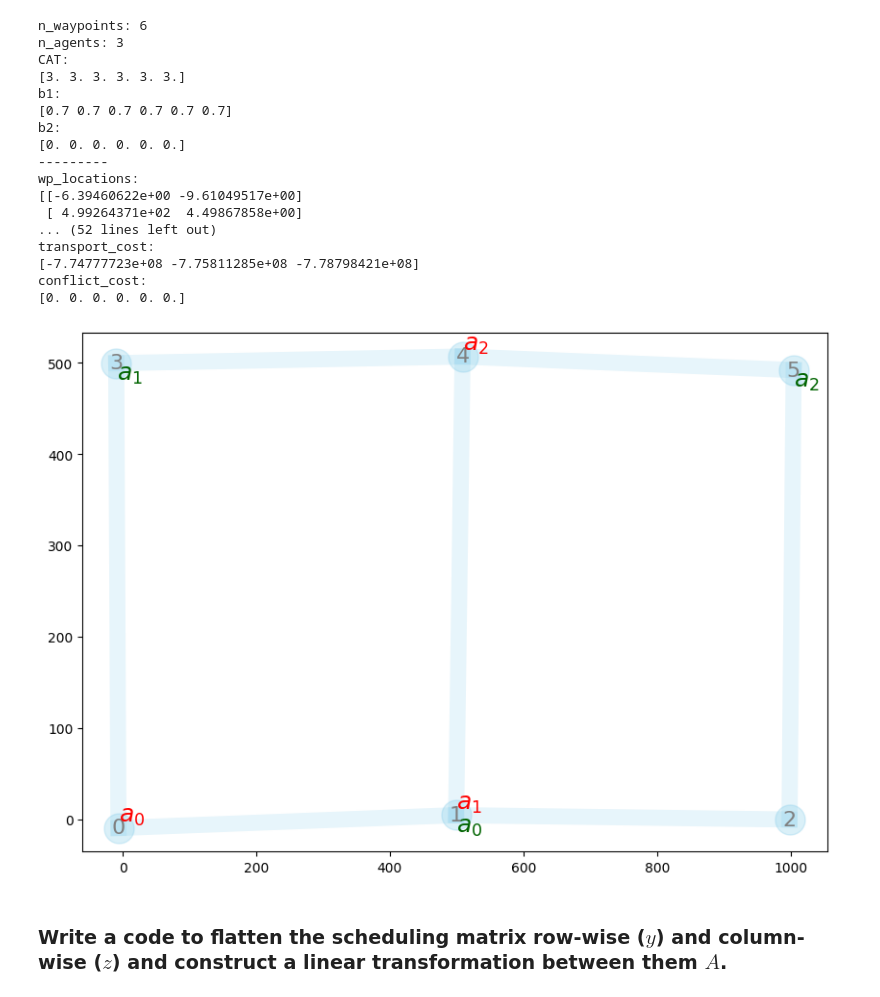
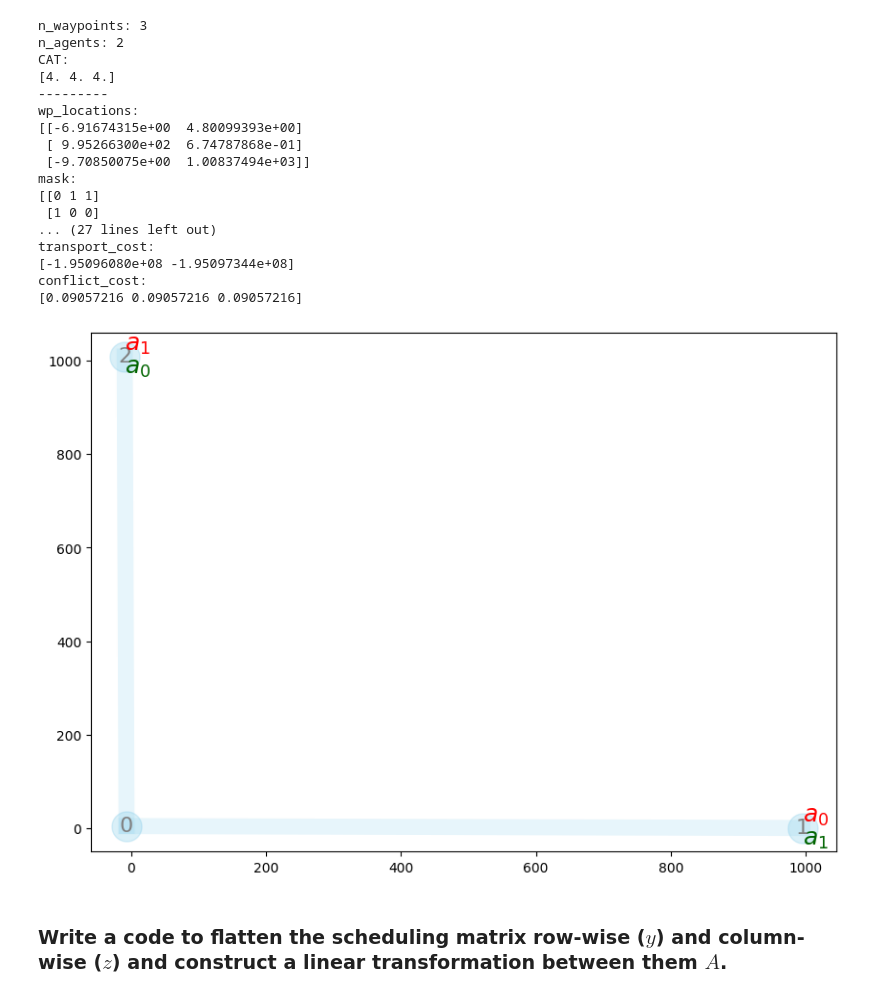
Before and after one commit to dt-1729/ULI_NASA, a Jupyter notebook: UTM_scheduling_and_routing/test_ADMM_MARS.ipynb, the cells around one changed output. Cells and saved outputs as stored; diff of their text form; code cells hidden in the pictures.

```diff
--- a/UTM_scheduling_and_routing/test_ADMM_MARS.ipynb
+++ b/UTM_scheduling_and_routing/test_ADMM_MARS.ipynb
@@ -15,11 +15,9 @@ importlib.reload(createEnv)
 importlib.reload(supporting_functions)
 
 # generate waypoints and the adjacency matrix
-n_waypoints = 6
-n_agents = 3
-tolArray = np.random.uniform(3.0, 3.0, n_waypoints)
-b1 = np.ones(n_waypoints)*0.7
-b2 = np.ones(n_waypoints)*0.0
+n_waypoints = 3
+n_agents = 2
+tolArray = np.random.uniform(4.0, 4.0, n_waypoints)
 
 # Grid network parameters
 grid_params = {
@@ -45,18 +43,16 @@ mars = createEnv.MARS(
     n_waypoints,
     n_agents,
     tolArray,
-    b1,
-    b2,
     grid_params,
-    seed=11,
+    seed=12,
     printFlag=True)
 
 # compute conflict cost
 beta0=1e-8
-gamma_t = 5e0
-gamma_c = 1e-2
+gamma_t = 5
+gamma_c = 7.5
 coeff_t = 50
-coeff_c = 0.01
+coeff_c = 5.0
 # calculate conflict cost
 # print(f'mars_schedule:\n{np.round(mars.sched_mat,2)}')
 # Xi = mars.agents[1].returnStageWiseCost(mars.sched_mat[1,:], mars.dist_mat, gamma_t, coeff_t)
@@ -65,46 +61,46 @@ coeff_c = 0.01
 
 reach_mat = mars.calc_agent_reach_mat(
         mars.sched_mat,
         beta=beta0, gamma=gamma_t, coeff=coeff_t)
 filter_wp = np.ones(shape=reach_mat.shape)
 filter_wp[reach_mat <= 1.0e-10] = 0.0
 print(f'reach_mat')
 print(f'filter_wp:\n{filter_wp}')
 mars.transportCost(mars.sched_mat, beta=beta0, gamma=gamma_t, coeff=coeff_t)
 print(f'transport_cost:\n{mars.C_agents}')
 mars.conflictCost(mars.sched_mat, gamma=gamma_c, coeff=coeff_c, filter_wp=filter_wp)
 print(f'conflict_cost:\n{mars.C_wp_conflict}')
 
 # mars visualization
 # agent_routes, agent_schedules, agent_colors = createEnv.calc_agent_routes_and_schedules(mars, Pb_a=[], printRoutes=False)
 cmap = get_cmap('tab20')
 agent_colors = {a: cmap(i / mars.n_agents) for i, a in enumerate(range(mars.n_agents))}
 createEnv.plotNetwork(mars=mars, figuresize=(10,7), routes=[], agent_colors=agent_colors, showEdgeLength=False, plotPaths=False)
 
 # agent visualization
 show_graph=0
 if show_graph:
     for i,v in enumerate(mars.agents):
         v.showGraph(mars.wp_locations, mars.dist_mat, mars.mask, mars.sched_mat[i,:], figuresize=(10,5), showEdgeTimeLim=True)
 # %% [output]
-n_waypoints: 6
-n_agents: 3
+n_waypoints: 3
+n_agents: 2
 CAT:
-[3. 3. 3. 3. 3. 3.]
-b1:
-[0.7 0.7 0.7 0.7 0.7 0.7]
-b2:
-[0. 0. 0. 0. 0. 0.]
+[4. 4. 4.]
 ---------
 wp_locations:
-[[-6.39460622e+00 -9.61049517e+00]
- [ 4.99264371e+02  4.49867858e+00]
-... (52 lines left out)
+[[-6.91674315e+00  4.80099393e+00]
+ [ 9.95266300e+02  6.74787868e-01]
+ [-9.70850075e+00  1.00837494e+03]]
+mask:
+[[0 1 1]
+ [1 0 0]
+... (27 lines left out)
 transport_cost:
-[-7.74777723e+08 -7.75811285e+08 -7.78798421e+08]
+[-1.95096080e+08 -1.95097344e+08]
 conflict_cost:
-[0. 0. 0. 0. 0. 0.]
+[0.09057216 0.09057216 0.09057216]
-[figure, old version]
+[figure, new version]
 # %% [markdown]
 ### Write a code to flatten the scheduling matrix row-wise ($y$) and column-wise ($z$) and construct a linear transformation between them $A$.
 # %%
```
Also changed, not shown: parts of 13 cells of this notebook, 3 other files.
